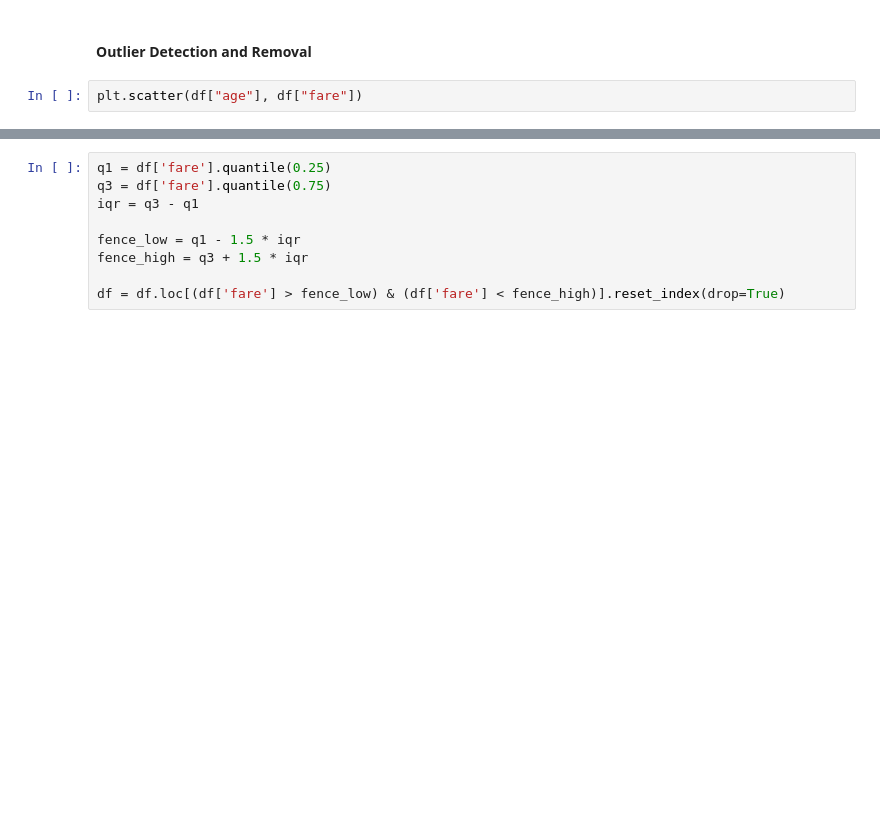
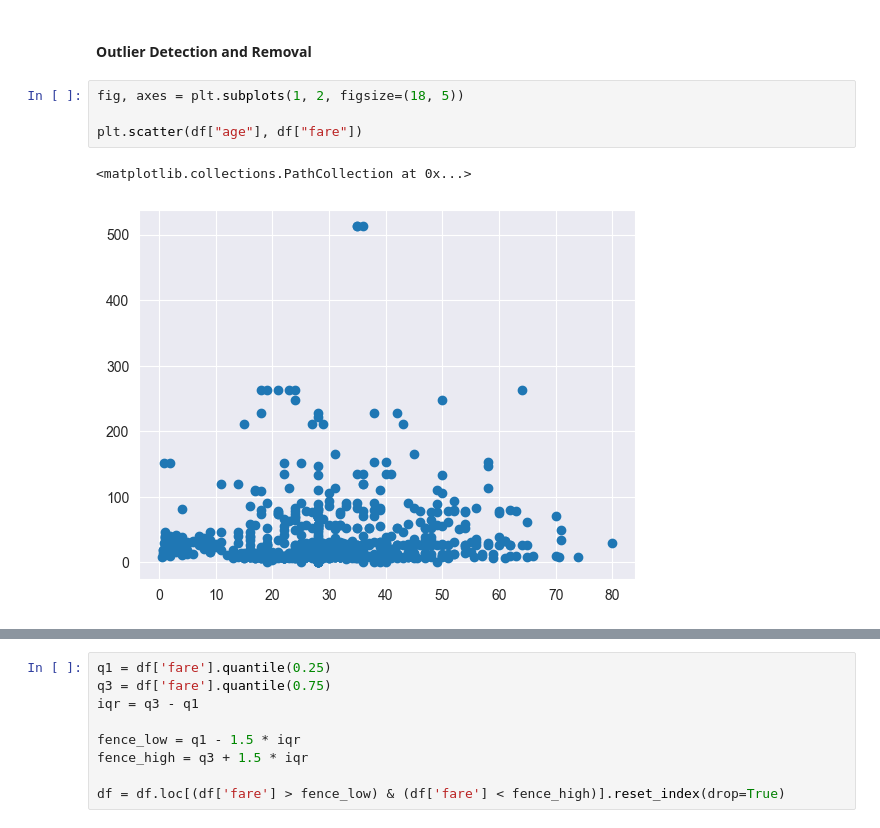
Before and after one commit to ishahzaibkhan/titanic_seaborn, a Jupyter notebook: main.ipynb, the cells around one changed output, grey strips where cells are left out. Cells and saved outputs as stored; diff of their text form; blank space fills up the shorter version.

```diff
--- a/main.ipynb
+++ b/main.ipynb
@@ -40,6 +114,11 @@ df["age"].fillna(df.age.median(), inplace=True)
 # %% [markdown]
 #### Outlier Detection and Removal
 # %%
+fig, axes = plt.subplots(1, 2, figsize=(18, 5))
+
 plt.scatter(df["age"], df["fare"])
+# %% [output]
+<matplotlib.collections.PathCollection at 0x...>
+[figure, added]
 # %%
 plt.boxplot(df[["age", "fare"]])
```
Also changed, not shown: parts of 25 cells of this notebook.
